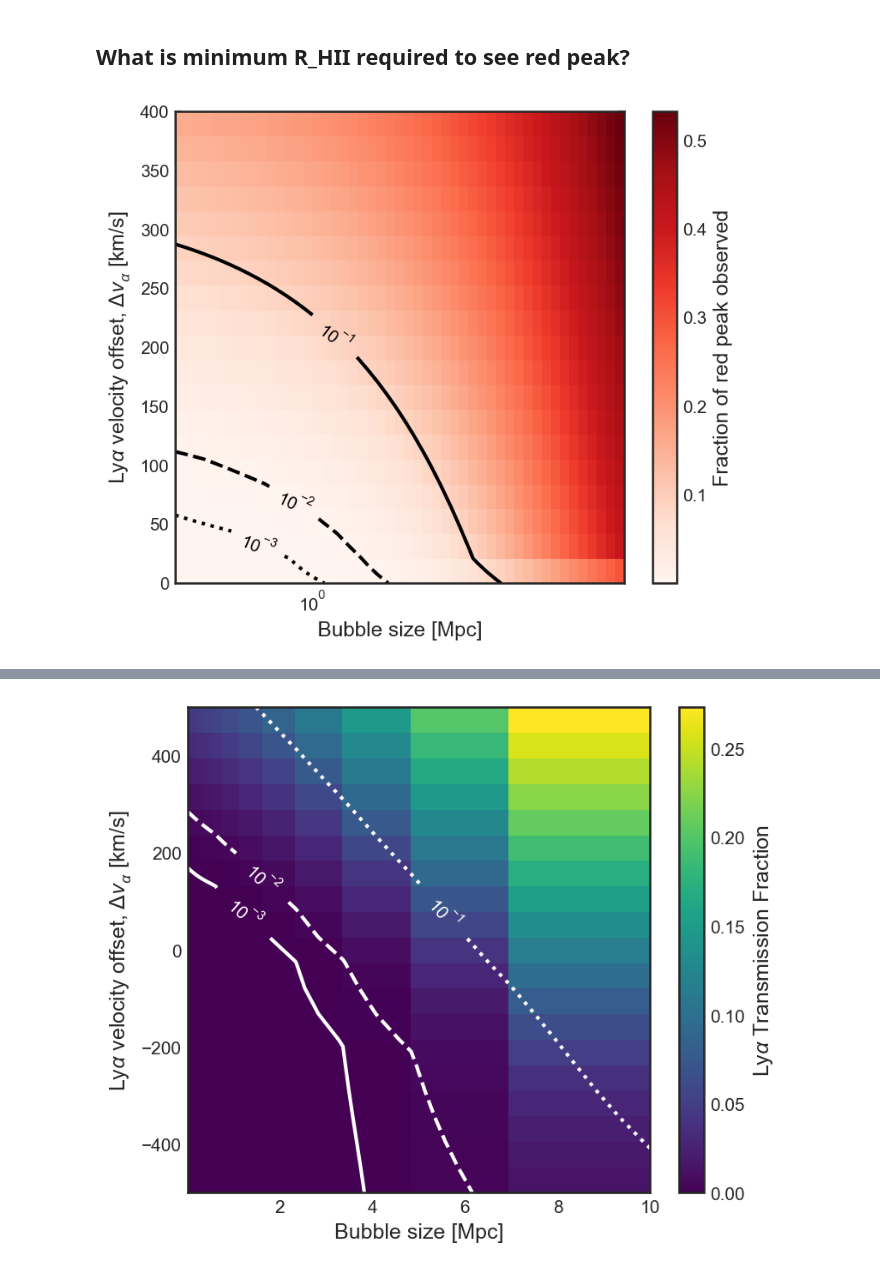
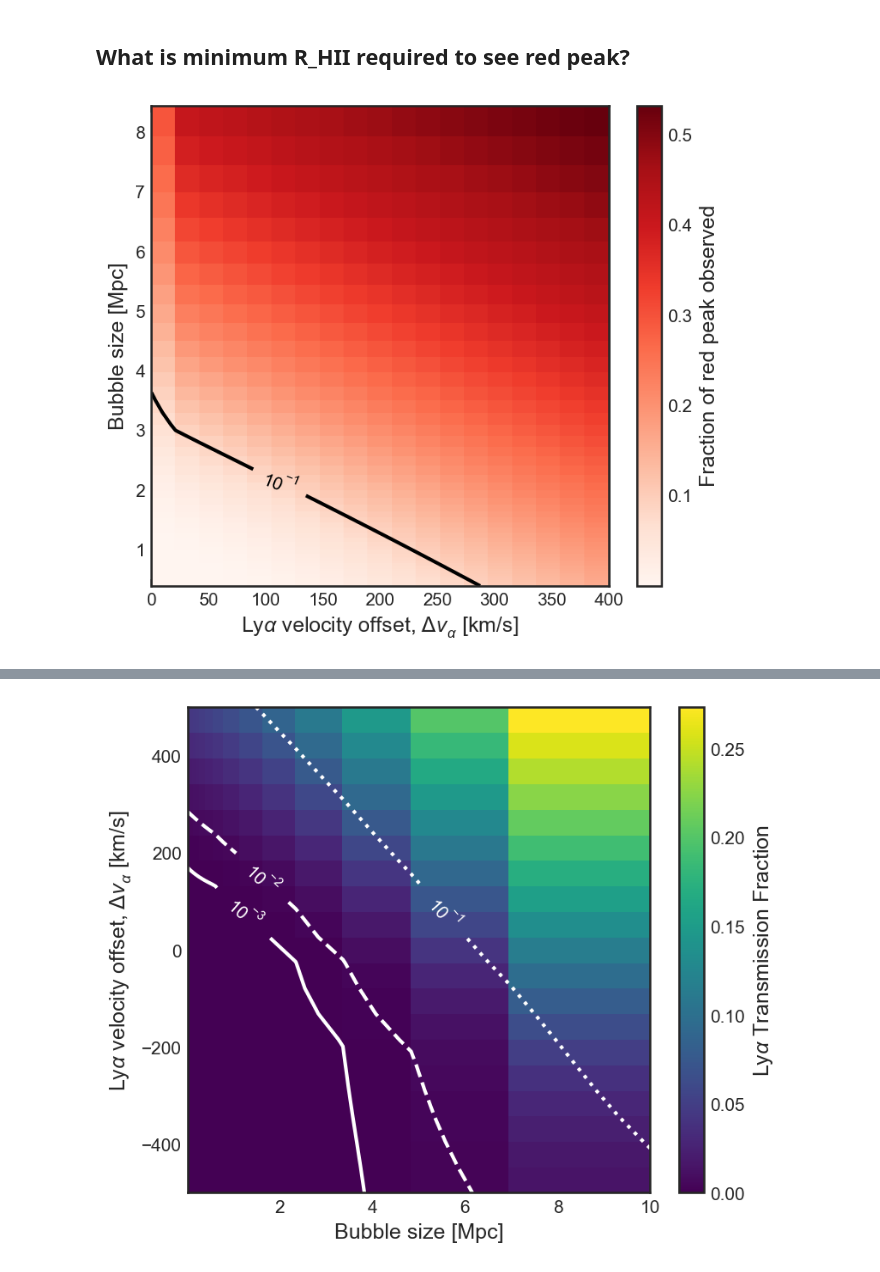
Before and after one commit to charlottenosam/LyaLineshapes, a Jupyter notebook: notebooks/bubble_size_lya_DV.ipynb, the cells around one changed output, grey strips where cells are left out. Cells and saved outputs as stored; diff of their text form; code cells hidden in the pictures.

```diff
--- a/notebooks/bubble_size_lya_DV.ipynb
+++ b/notebooks/bubble_size_lya_DV.ipynb
@@ -269,0 +267,7 @@ plt.savefig('../figs/x_HI_spectralindex.pdf')
+# %%
+T = np.logspace(0, 6)
+
+plt.loglog(T, bubbles.alpha_rec_B(T))
+
+plt.xlabel('Temperature [K]')
+plt.ylabel('Case B recombination coefficient [cm$^3$ s$^{-1}$]')
@@ -392,7 +425,8 @@ Neutral hydrogen density depends on HI fraction, calculate this inside the HII r
 $$ n_H(z) = n_{H,0}(z) x_{HI}$$
 # %%
 def optical_depth(wave_em, T, z_min, z_max, z_s=7.,
-                  inside_HII=True, C_HII=3., Ndot_ion=1.e57/u.s):
+                  inside_HII=True, C_HII=3.,
+                  Ndot_ion=1.e57/u.s):
     """
     Lya optical depth as a function of wavelength
     using definition of optical depth and Lya cross-section
@@ -432,7 +466,7 @@ def optical_depth(wave_em, T, z_min, z_max, z_s=7.,
         # Residual neutral fraction
         if inside_HII:
             r = bubbles.comoving_distance_from_source_Mpc(ztab, z_s)
-            xHI = xHI_R(r, z_s, fesc=0.5*Ndot_ion/(1.e57/u.s), C=3.) # Only source flux
+            xHI = xHI_R(r, z_s, fesc=0.5*Ndot_ion/(1.e57/u.s), C=C_HII, T=T.value) # Only source flux
         else:
             xHI = 1.
 
@@ -984,30 +1045,31 @@ plt.savefig('transmission_bubblesize_deltav_bluepeak.pdf', bbox_inches='tight')
 # %%
 fig, ax = plt.subplots(1,1, figsize=(5.8, 5))
 
-im = plt.pcolormesh(R_ion_tab, line_DV, Tigm_red, cmap='Reds')
-ax.set_xscale('log')
+im = plt.pcolormesh(line_DV, R_ion_tab, Tigm_red.T, cmap='Reds')
+# ax.set_yscale('log')
 
 Tigm_levels = [0.001, 0.01, 0.1]
+Tigm_levels = [0.1]
+
 linestyles=['dotted', 'dashed', 'solid']
-cs = plt.contour(R_ion_tab, line_DV, Tigm_red, levels=Tigm_levels,
+linestyles=['solid']
+cs = plt.contour(line_DV, R_ion_tab, Tigm_red.T, levels=Tigm_levels,
                  colors='k', linestyles=linestyles)
 
-fmt = ticker.LogFormatterMathtext()
-fmt.create_dummy_axis()
+# fmt = ticker.LogFormatterMathtext()
+# fmt.create_dummy_axis()
 
 # locmin = mpl.ticker.LogLocator(base=10.0,subs=(0.2,0.4,0.6,0.8),numticks=12)
-# ax.xaxis.set_minor_locator(locmin)
-# ax.xaxis.set_minor_formatter(mpl.ticker.NullFormatter())
+# ax.yaxis.set_minor_locator(locmin)
+# ax.yaxis.set_minor_formatter(mpl.ticker.NullFormatter())
 # plt.minorticks_on()
 # ax.Tick.zorder = 1000
 plt.clabel(cs, cs.levels, inline_spacing=20., fmt=fmt)
 plt.colorbar(im, label=r'Fraction of red peak observed')
 
-ax.tick_params(zorder='')
-
-plt.xlabel('Bubble size [Mpc]')
-plt.ylabel(r'Ly$\alpha$ velocity offset, $\Delta v_\alpha$ [km/s]')
+plt.ylabel('Bubble size [Mpc]')
+plt.xlabel(r'Ly$\alpha$ velocity offset, $\Delta v_\alpha$ [km/s]')
 
 plt.savefig('transmission_bubblesize_deltav_redpeak.pdf', bbox_inches='tight')
 # %% [output]
-[figure, old version]
+[figure, new version]
```
Also changed, not shown: parts of 25 cells of this notebook, 12 other files.
